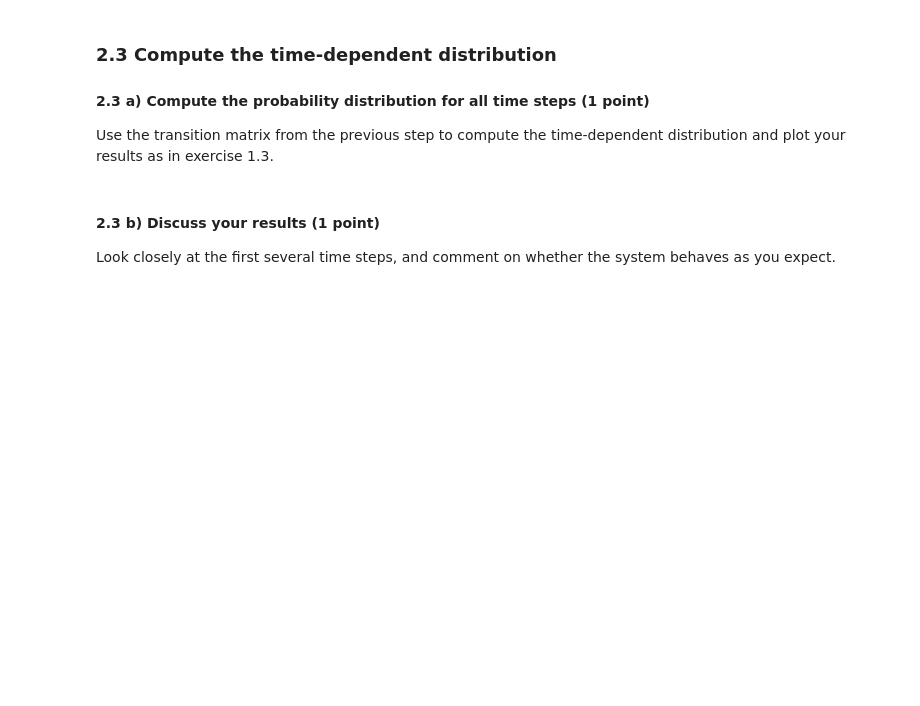
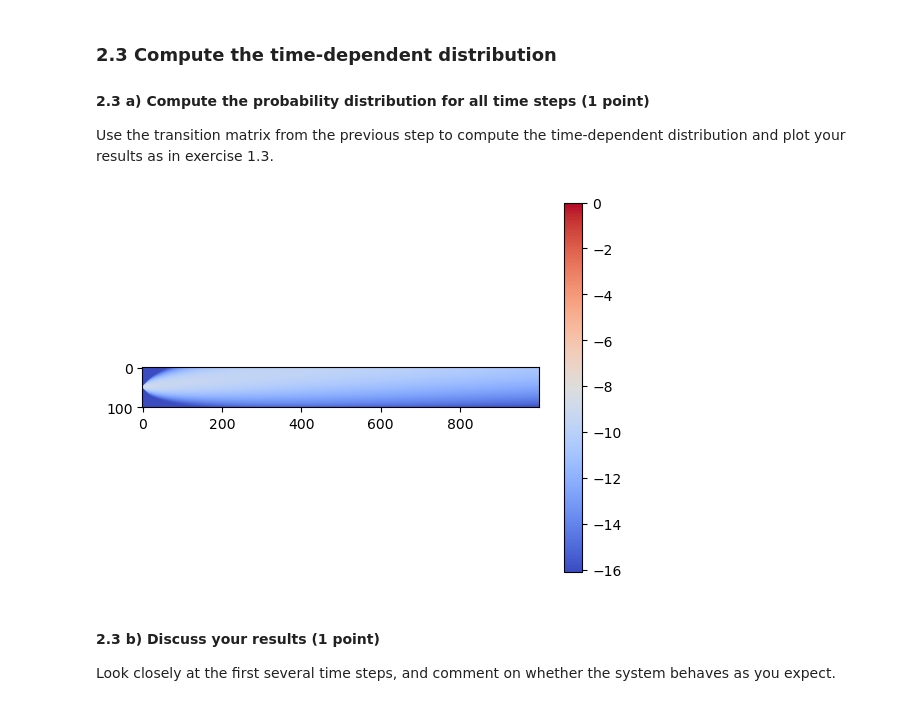
Before and after one commit to lfogarty98/mhbf_pt, a Jupyter notebook: 6-decision-making-II/decision-making-II.ipynb, the cells around one changed output. Saved outputs shown, nothing was run; the diff lists cells and outputs as text; code cells hidden in the pictures; blank space fills up the shorter version.

```diff
--- a/6-decision-making-II/decision-making-II.ipynb
+++ b/6-decision-making-II/decision-making-II.ipynb
@@ -318,6 +315,11 @@ Use the transition matrix from the previous step to compute the time-dependent d
 # %%
 for i in range(1, int(M)):
     P2[:, i] = P2_transition @ P2[:, i-1].T
+plt.imshow(np.log(P2+0.0000001), cmap='coolwarm')
+plt.colorbar()
+plt.show()
+# %% [output]
+[figure, added]
 # %% [markdown]
 #### 2.3 b) Discuss your results (1 point)
 
```
Also changed, not shown: parts of 26 cells of this notebook.
